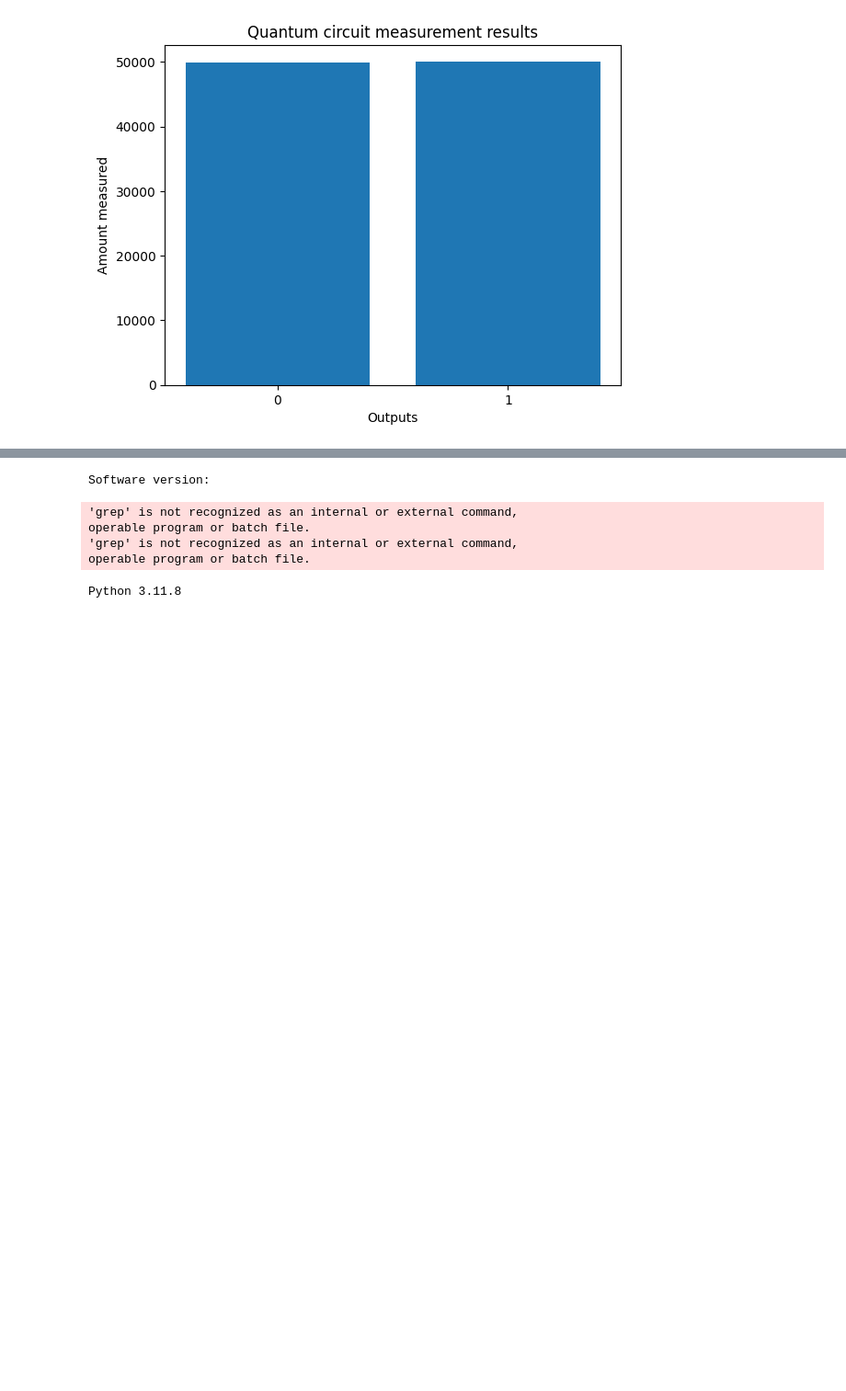
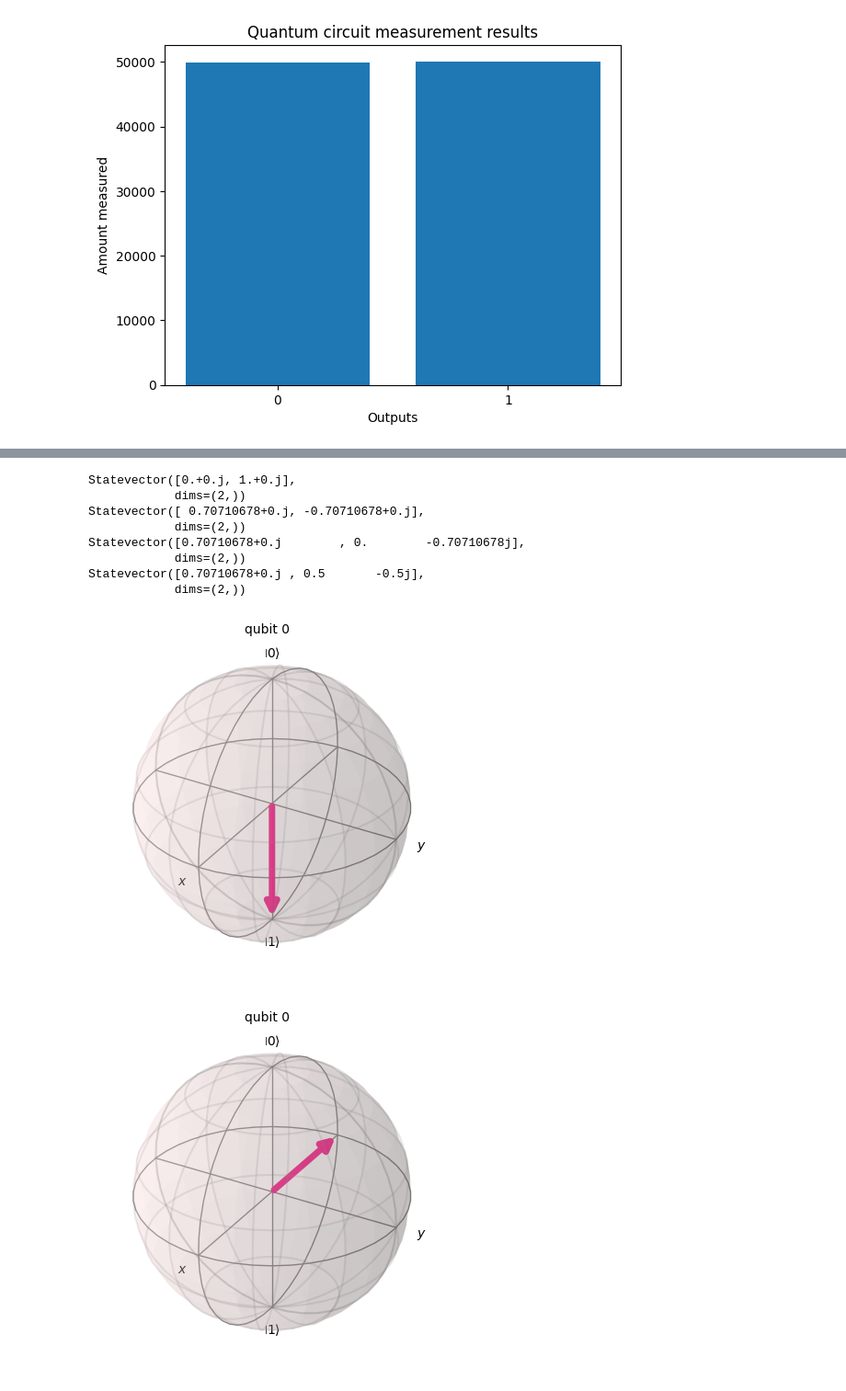
Before and after one commit to Lilith207/PythonForQuantum, a Jupyter notebook: Introduction/Assignment 2/QCI - Assignment2.ipynb, the cells around one changed output, grey strips where cells are left out. Shown at 92% size. Saved outputs shown, nothing was run; the diff lists cells and outputs as text; code cells hidden in the pictures; blank space fills up the shorter version.

```diff
--- a/Introduction/Assignment 2/QCI - Assignment2.ipynb
+++ b/Introduction/Assignment 2/QCI - Assignment2.ipynb
@@ -268,12 +323,35 @@ Assume the following quantum state represented in the following Bloch sphere (bl
-# %%
-print('Software version:\n')
-!pip list | grep "qiskit"
-!pip list | grep "IBMQuantumExperience"
-!python --version
-# %% [output]
-Software version:
-'grep' is not recognized as an internal or external command,
-operable program or batch file.
-'grep' is not recognized as an internal or external command,
-operable program or batch file.
-Python 3.11.8
+# %%
+# Solution
+
+# Solution
+#Q2: i assume it would be a multiple of the the chances gotten by calculating the statevector, so 0 count = 0.85355339*runs, 1 count = 0.14644661*runs
+from qiskit.quantum_info import Statevector
+import qiskit
+from qiskit_aer import StatevectorSimulator
+import matplotlib.pyplot as PL
+
+QC = qiskit.QuantumCircuit(1)
+QC.x(0)
+PL.figure(Statevector(QC).draw(output="bloch"))
+print(Statevector(QC))
+QC.h(0)
+PL.figure(Statevector(QC).draw(output="bloch"))
+print(Statevector(QC))
+QC.s(0)
+PL.figure(Statevector(QC).draw(output="bloch"))
+print(Statevector(QC))
+QC.t(0)
+PL.figure(Statevector(QC).draw(output="bloch"))
+print(Statevector(QC))
+PL.show()
+# %% [output]
+Statevector([0.+0.j, 1.+0.j],
+            dims=(2,))
+Statevector([ 0.70710678+0.j, -0.70710678+0.j],
+            dims=(2,))
+Statevector([0.70710678+0.j        , 0.        -0.70710678j],
+            dims=(2,))
+Statevector([0.70710678+0.j , 0.5       -0.5j],
+            dims=(2,))
+[figure, added]
+[figure, added]
```
Also changed, not shown: parts of 4 cells of this notebook.
